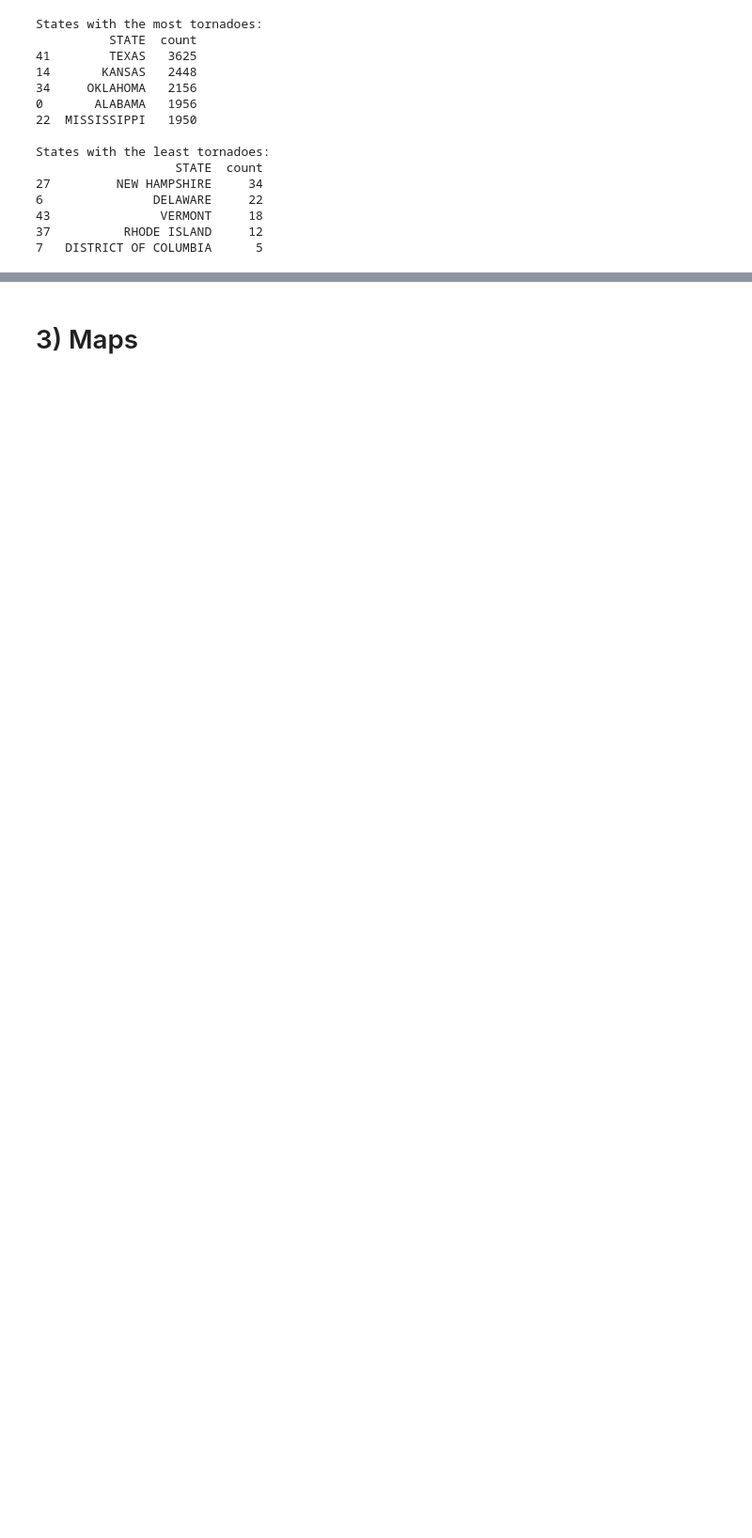
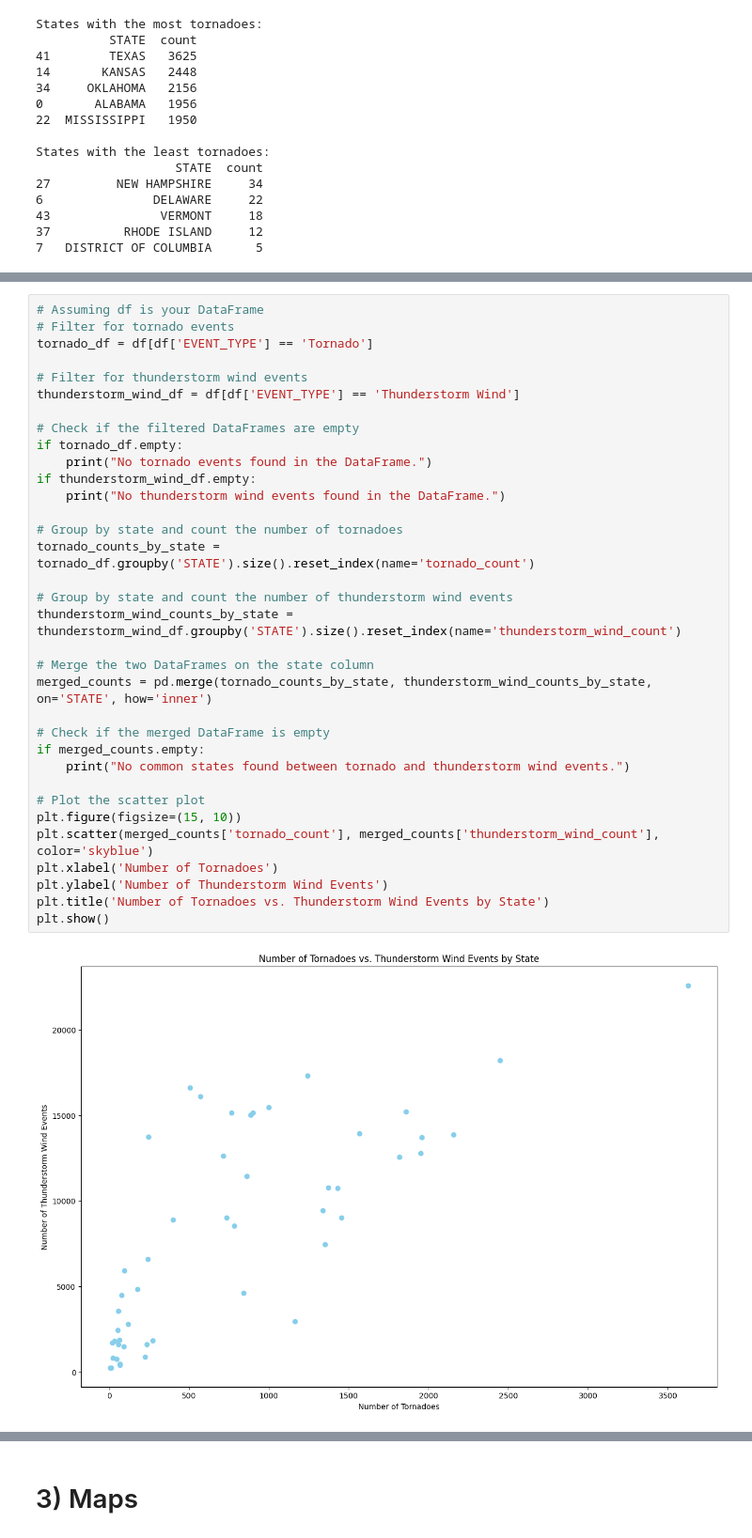
Before and after one commit to drpafowler/datafun-06-eda, a Jupyter notebook: philip_eda.ipynb, the cells around one changed output, grey strips where cells are left out. Shown at 94% size. Drawn from its saved outputs; the diff is of its cells as text; blank space fills up the shorter version.

```diff
--- a/philip_eda.ipynb
+++ b/philip_eda.ipynb
@@ -352,0 +387,36 @@ States with the least tornadoes:
+# %%
+# Assuming df is your DataFrame
+# Filter for tornado events
+tornado_df = df[df['EVENT_TYPE'] == 'Tornado']
+
+# Filter for thunderstorm wind events
+thunderstorm_wind_df = df[df['EVENT_TYPE'] == 'Thunderstorm Wind']
+
+# Check if the filtered DataFrames are empty
+if tornado_df.empty:
+    print("No tornado events found in the DataFrame.")
+if thunderstorm_wind_df.empty:
+    print("No thunderstorm wind events found in the DataFrame.")
+
+# Group by state and count the number of tornadoes
+tornado_counts_by_state = tornado_df.groupby('STATE').size().reset_index(name='tornado_count')
+
+# Group by state and count the number of thunderstorm wind events
+thunderstorm_wind_counts_by_state = thunderstorm_wind_df.groupby('STATE').size().reset_index(name='thunderstorm_wind_count')
+
+# Merge the two DataFrames on the state column
+merged_counts = pd.merge(tornado_counts_by_state, thunderstorm_wind_counts_by_state, on='STATE', how='inner')
+
+# Check if the merged DataFrame is empty
+if merged_counts.empty:
+    print("No common states found between tornado and thunderstorm wind events.")
+
+# Plot the scatter plot
+plt.figure(figsize=(15, 10))
+plt.scatter(merged_counts['tornado_count'], merged_counts['thunderstorm_wind_count'], color='skyblue')
+plt.xlabel('Number of Tornadoes')
+plt.ylabel('Number of Thunderstorm Wind Events')
+plt.title('Number of Tornadoes vs. Thunderstorm Wind Events by State')
+plt.show()
+# %% [output]
+[figure, added]
```
Also changed, not shown: parts of 9 cells of this notebook, 1 other file.
